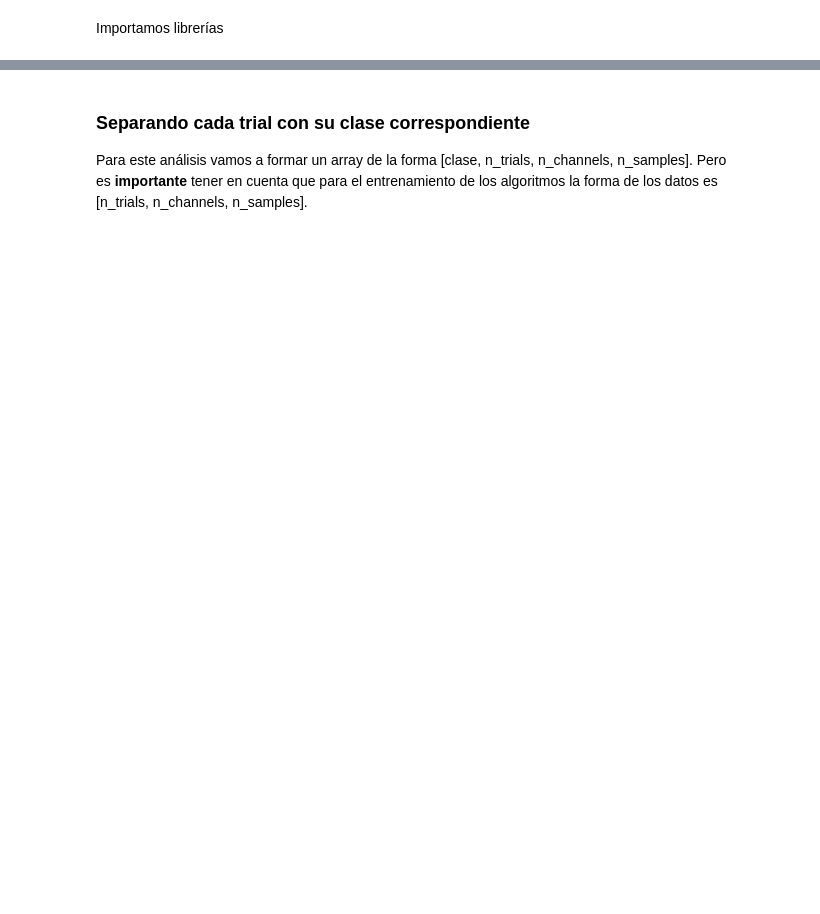
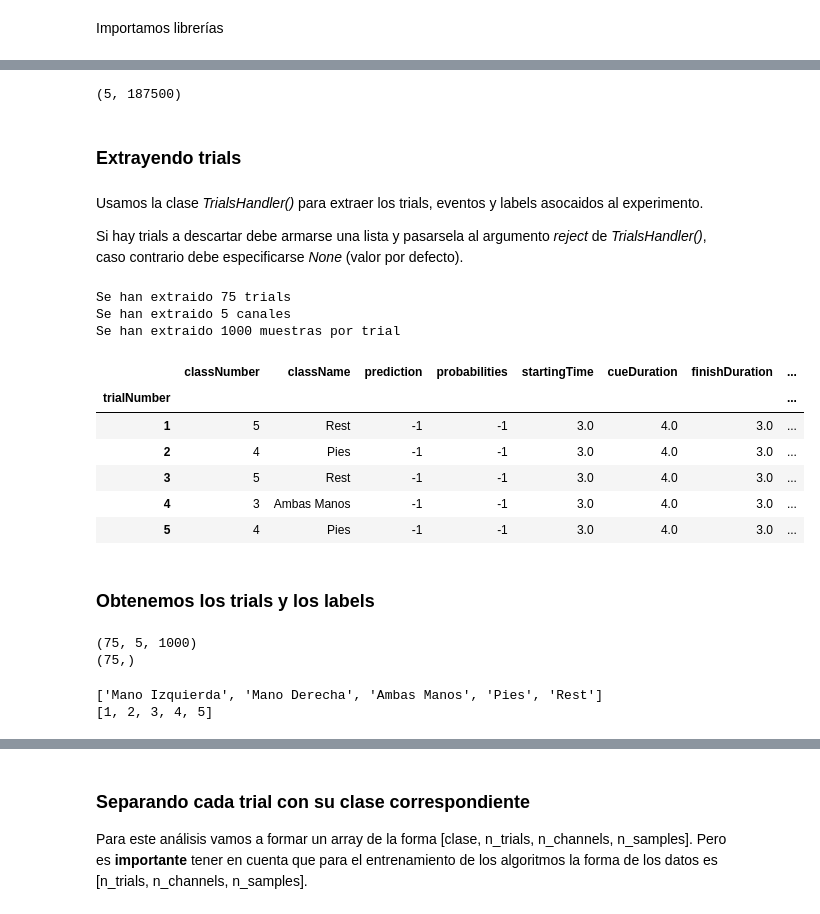
Before and after one commit to lucasbaldezzari/bcihack2, a Jupyter notebook: Desarrollo/PythonScripts/scripts/signalsAnalysis.ipynb, the cells around one changed output, grey strips where cells are left out. Saved outputs shown, nothing was run; the diff lists cells and outputs as text; code cells hidden in the pictures; blank space fills up the shorter version.

```diff
--- a/Desarrollo/PythonScripts/scripts/signalsAnalysis.ipynb
+++ b/Desarrollo/PythonScripts/scripts/signalsAnalysis.ipynb
@@ -104,0 +22,40 @@ print(mu_trials.shape)
+# %%
+channelsName = ["P3", "P4", "C3", "C4", "F3", "F4", "PZ", "CZ"]
+channelsSelected = [0,1,2,3,7]
+channelsName = [channelsName[i] for i in channelsSelected]
+# %%
+##nos quedamos con los canales seleccionados
+rawEEG = rawEEG[channelsSelected,:]
+rawEEG.shape
+# %% [output]
+(5, 187500)
+# %% [markdown]
+### Extrayendo trials
+# %%
+#Definimos el tiempo mínimo y máximo para analizar
+tinit = 0 #el tiempo de inicio se considera ANTES del cue
+tmax = 4 #el tiempo máximo debe considerarse entre el cue y el final del trial
+# %% [markdown]
+Usamos la clase _TrialsHandler()_ para extraer los trials, eventos y labels asocaidos al experimento.
+
+Si hay trials a descartar debe armarse una lista y pasarsela al argumento _reject_ de _TrialsHandler()_, caso contrario debe especificarse _None_ (valor por defecto).
+# %%
+fm = 250.
+## Instanciamos la clase TrialsHandler para extraer los trials, labels, nombre de clases, etc.
+rawdata = TrialsHandler(rawEEG, eventos, tinit = tinit, tmax = tmax, reject=None, sample_rate=fm, trialsToRemove=None)
+# %% [output]
+Se han extraido 75 trials
+Se han extraido 5 canales
+Se han extraido 1000 muestras por trial
+# %%
+rawdata.eventos.head()
+# %% [output]
+|  | classNumber | className | prediction | probabilities | startingTime | cueDuration | finishDuration | ... |
+| trialNumber |  |  |  |  |  |  |  | ... |
+| 1 | 5 | Rest | -1 | -1 | 3.0 | 4.0 | 3.0 | ... |
+| 2 | 4 | Pies | -1 | -1 | 3.0 | 4.0 | 3.0 | ... |
+| 3 | 5 | Rest | -1 | -1 | 3.0 | 4.0 | 3.0 | ... |
+| 4 | 3 | Ambas Manos | -1 | -1 | 3.0 | 4.0 | 3.0 | ... |
+| 5 | 4 | Pies | -1 | -1 | 3.0 | 4.0 | 3.0 | ... |
+# %% [markdown]
+### Obtenemos los trials y los labels
@@ -104,0 +65,13 @@ print(mu_trials.shape)
+# %%
+print(trials.shape)
+print(labels.shape)
+# %% [output]
+(75, 5, 1000)
+(75,)
+# %%
+classesName, classesLabel = rawdata.classesName
+print(classesName)
+print(classesLabel)
+# %% [output]
+['Mano Izquierda', 'Mano Derecha', 'Ambas Manos', 'Pies', 'Rest']
+[1, 2, 3, 4, 5]
```
Also changed, not shown: parts of 92 cells of this notebook, 4 other files.
